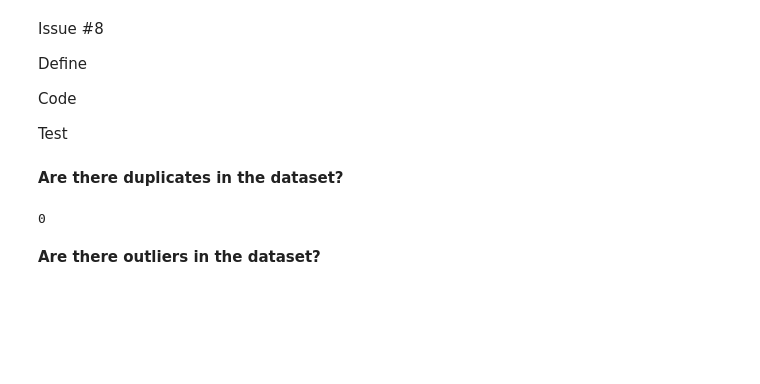
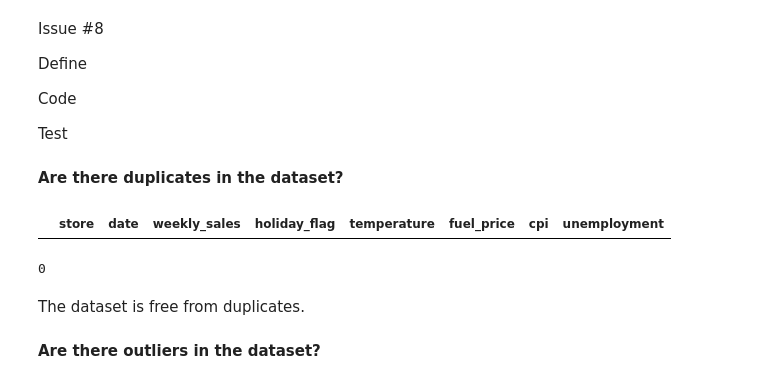
Before and after one commit to BuhariS/walmart_sales_prediction, a Jupyter notebook: walmart_sales_prediction.ipynb, the cells around one changed output. Saved outputs shown, nothing was run; the diff lists cells and outputs as text; code cells hidden in the pictures; blank space fills up the shorter version.

```diff
--- a/walmart_sales_prediction.ipynb
+++ b/walmart_sales_prediction.ipynb
@@ -167,10 +201,16 @@ Code
 Test
 # %% [markdown]
 **Are there duplicates in the dataset?**
+# %%
+sales[sales.duplicated ()]
+# %% [output]
+|  | store | date | weekly_sales | holiday_flag | temperature | fuel_price | cpi | unemployment |
 # %%
 # count duplicates
 sales.duplicated().sum()
 # %% [output]
 0
+# %% [markdown]
+The dataset is free from duplicates.
 # %% [markdown]
 **Are there outliers in the dataset?**
```
Also changed, not shown: parts of 18 cells of this notebook.
